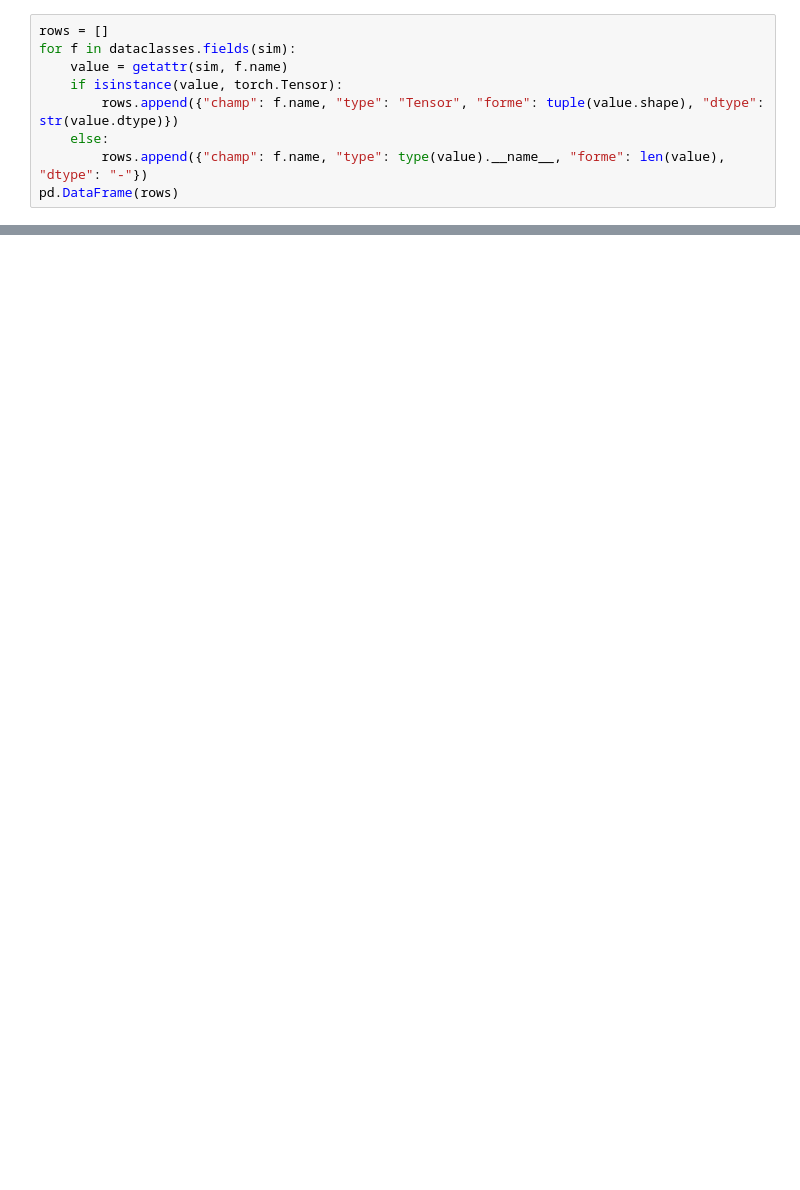
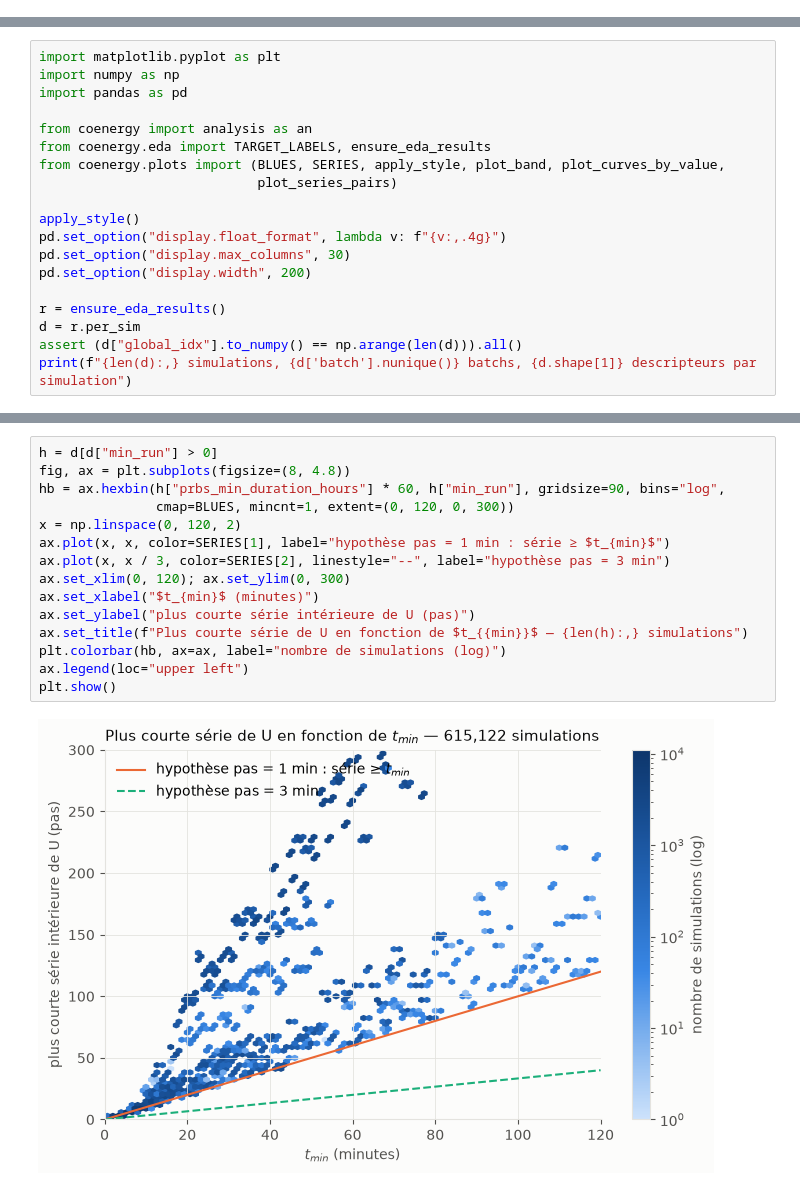
Before and after one commit to soufiane-ech/coEnergy-assessment, a Jupyter notebook: notebooks/01_eda.ipynb, the cells around one changed output, grey strips where cells are left out. Cells and saved outputs as stored; diff of their text form; blank space fills up the shorter version.

```diff
--- a/notebooks/01_eda.ipynb
+++ b/notebooks/01_eda.ipynb
@@ -35,9 +0,0 @@ RAM du processus : 290 Mo avant -> 487 Mo après chargement
-# %%
-rows = []
-for f in dataclasses.fields(sim):
-    value = getattr(sim, f.name)
-    if isinstance(value, torch.Tensor):
-        rows.append({"champ": f.name, "type": "Tensor", "forme": tuple(value.shape), "dtype": str(value.dtype)})
-    else:
-        rows.append({"champ": f.name, "type": type(value).__name__, "forme": len(value), "dtype": "-"})
-pd.DataFrame(rows)
@@ -193,0 +20,19 @@ with pd.option_context("display.max_columns", None, "display.width", 200):
+# %%
+import matplotlib.pyplot as plt
+import numpy as np
+import pandas as pd
+
+from coenergy import analysis as an
+from coenergy.eda import TARGET_LABELS, ensure_eda_results
+from coenergy.plots import (BLUES, SERIES, apply_style, plot_band, plot_curves_by_value,
+                            plot_series_pairs)
+
+apply_style()
+pd.set_option("display.float_format", lambda v: f"{v:,.4g}")
+pd.set_option("display.max_columns", 30)
+pd.set_option("display.width", 200)
+
+r = ensure_eda_results()
+d = r.per_sim
+assert (d["global_idx"].to_numpy() == np.arange(len(d))).all()
+print(f"{len(d):,} simulations, {d['batch'].nunique()} batchs, {d.shape[1]} descripteurs par simulation")
@@ -193,0 +131,17 @@ with pd.option_context("display.max_columns", None, "display.width", 200):
+# %%
+h = d[d["min_run"] > 0]
+fig, ax = plt.subplots(figsize=(8, 4.8))
+hb = ax.hexbin(h["prbs_min_duration_hours"] * 60, h["min_run"], gridsize=90, bins="log",
+               cmap=BLUES, mincnt=1, extent=(0, 120, 0, 300))
+x = np.linspace(0, 120, 2)
+ax.plot(x, x, color=SERIES[1], label="hypothèse pas = 1 min : série ≥ $t_{min}$")
+ax.plot(x, x / 3, color=SERIES[2], linestyle="--", label="hypothèse pas = 3 min")
+ax.set_xlim(0, 120); ax.set_ylim(0, 300)
+ax.set_xlabel("$t_{min}$ (minutes)")
+ax.set_ylabel("plus courte série intérieure de U (pas)")
+ax.set_title(f"Plus courte série de U en fonction de $t_{{min}}$ — {len(h):,} simulations")
+plt.colorbar(hb, ax=ax, label="nombre de simulations (log)")
+ax.legend(loc="upper left")
+plt.show()
+# %% [output]
+[figure, added]
```
Also changed, not shown: parts of 70 cells of this notebook, 6 other files.
